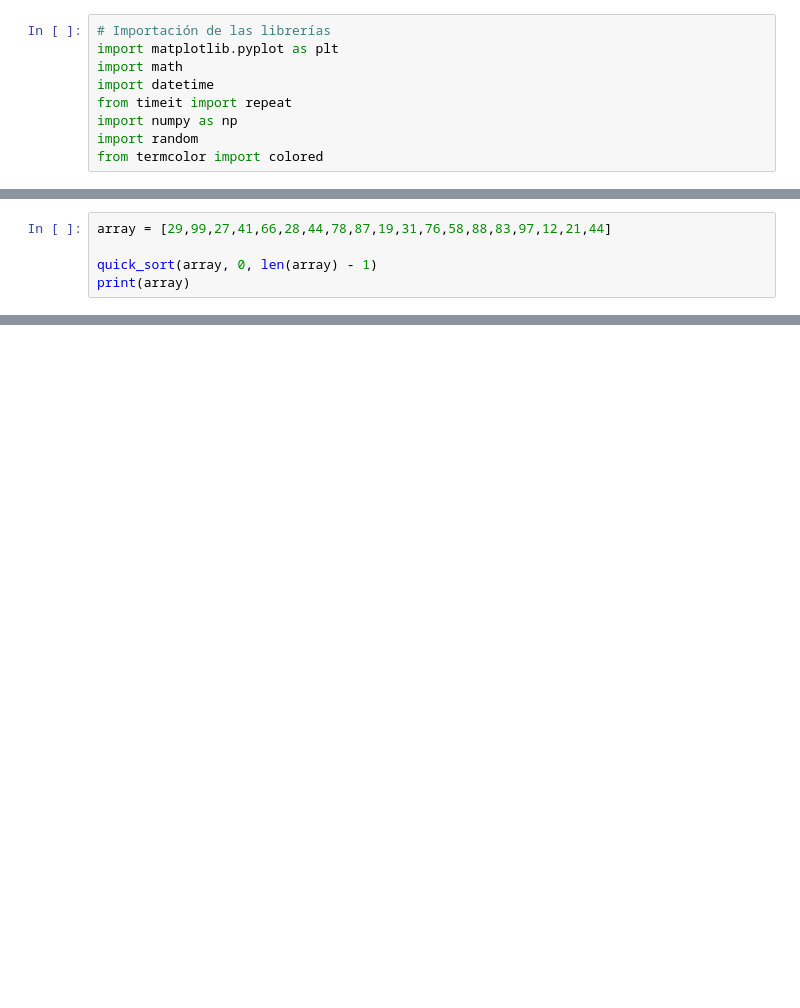
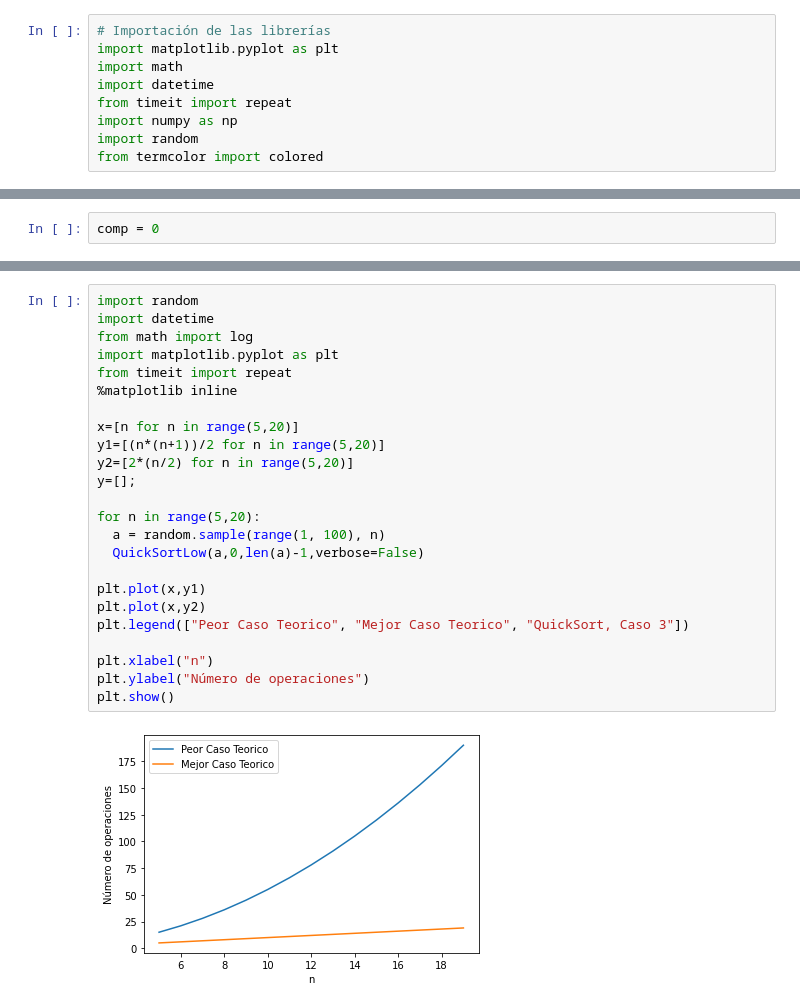
Before and after one commit to Aranzasuu/ADA-Informes, a Jupyter notebook: QuickSort.ipynb, the cells around one changed output, grey strips where cells are left out. Saved outputs shown, nothing was run; the diff lists cells and outputs as text; blank space fills up the shorter version.

```diff
--- a/QuickSort.ipynb
+++ b/QuickSort.ipynb
@@ -75,5 +44,0 @@ def quick_sort(array, start, end):
-# %%
-array = [29,99,27,41,66,28,44,78,87,19,31,76,58,88,83,97,12,21,44]
-
-quick_sort(array, 0, len(array) - 1)
-print(array)
@@ -81,0 +53,2 @@ print(array)
+# %%
+comp = 0
@@ -81,0 +374,26 @@ print(array)
+# %%
+import random
+import datetime
+from math import log
+import matplotlib.pyplot as plt
+from timeit import repeat
+%matplotlib inline
+
+x=[n for n in range(5,20)]
+y1=[(n*(n+1))/2 for n in range(5,20)]
+y2=[2*(n/2) for n in range(5,20)]
+y=[];
+
+for n in range(5,20):
+  a = random.sample(range(1, 100), n)
+  QuickSortLow(a,0,len(a)-1,verbose=False)
+
+plt.plot(x,y1)
+plt.plot(x,y2)
+plt.legend(["Peor Caso Teorico", "Mejor Caso Teorico", "QuickSort, Caso 3"])
+
+plt.xlabel("n")
+plt.ylabel("Número de operaciones")
+plt.show()
+# %% [output]
+[figure, added]
```
Also changed, not shown: parts of 27 cells of this notebook.
